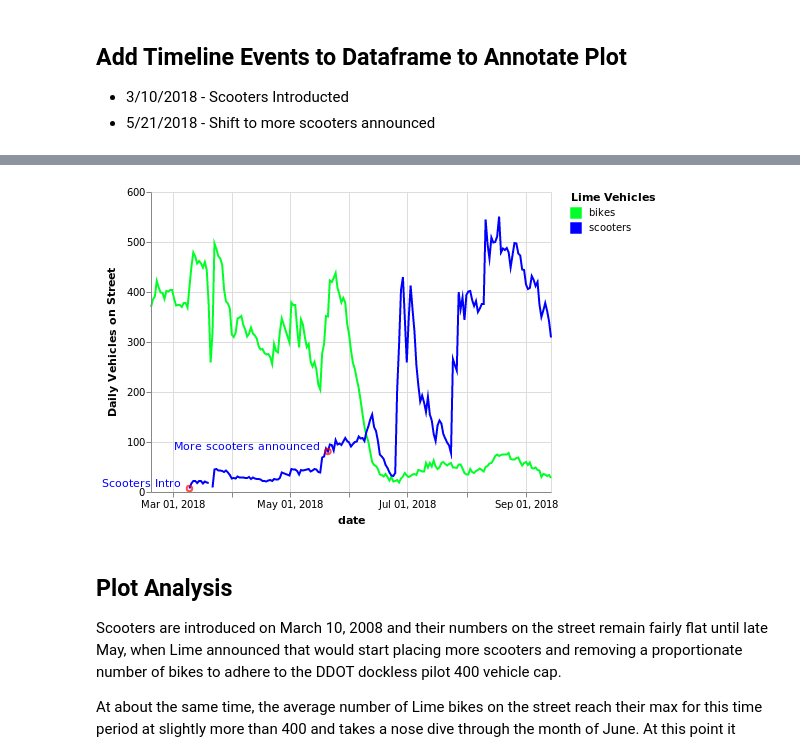
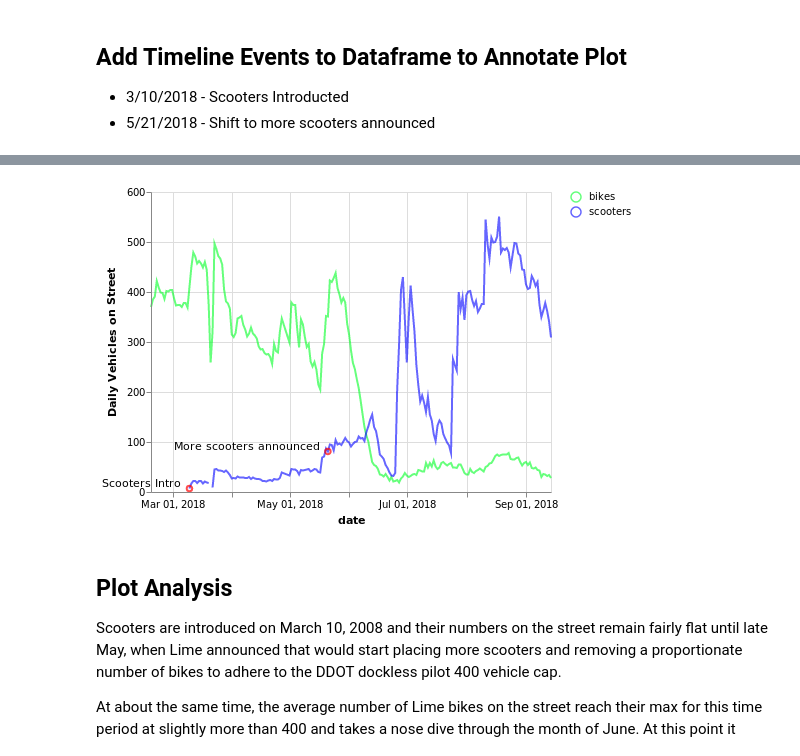
Before and after one commit to msussman/dc_dobi_extinction, a Jupyter notebook: plots/lime.ipynb, the cells around one changed output, grey strips where cells are left out. Cells and saved outputs as stored; diff of their text form; code cells hidden in the pictures.

```diff
--- a/plots/lime.ipynb
+++ b/plots/lime.ipynb
@@ -78,37 +78,37 @@ timeline_df['date'] = pd.to_datetime(timeline_df['date'])
 merge_df = melted_df.merge(timeline_df, on=['date', 'Lime Vehicles'], how='left')
 merge_df['event'] =  merge_df['event'].fillna('')
 # %%
-line_chart = alt.Chart(merge_df).mark_line().encode(
+line_chart = alt.Chart(merge_df).mark_line(opacity=0.6).encode(
              alt.X('date'),
              alt.Y('Daily Vehicles on Street'),
              alt.Color('Lime Vehicles',
+                      legend=alt.Legend(title=None, orient='right'),
                       scale=alt.Scale(range=['#00ff26', 'blue']))
              )
-
 
 # points
 points = alt.Chart(merge_df[merge_df['event'] != '']
              ).mark_point(color='red'
 
              ).encode(
              alt.X('date'),
              alt.Y('Daily Vehicles on Street')
 )
 
 # Annotated points
-text = line_chart.mark_text(
+text = points.mark_text(
                   align='right',
                   baseline='bottom',
 
         ).encode(
             text='event'
         )
 
 
 line_chart + points + text
 # %% [output]
 [interactive output not drawn]
-[figure, old version]
+[figure, new version]
 # %% [markdown]
 ## Plot Analysis
 
```
Also changed, not shown: 1 other file.
